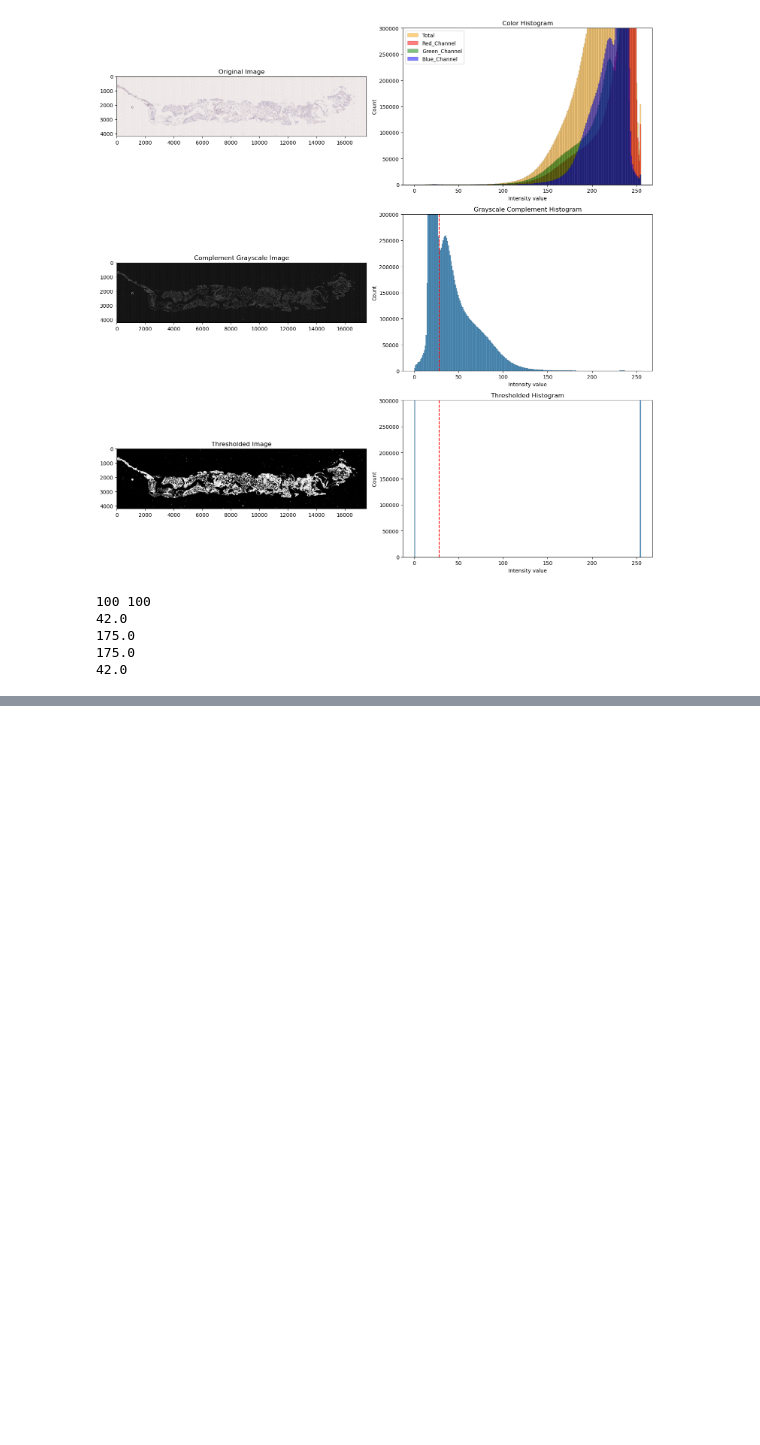
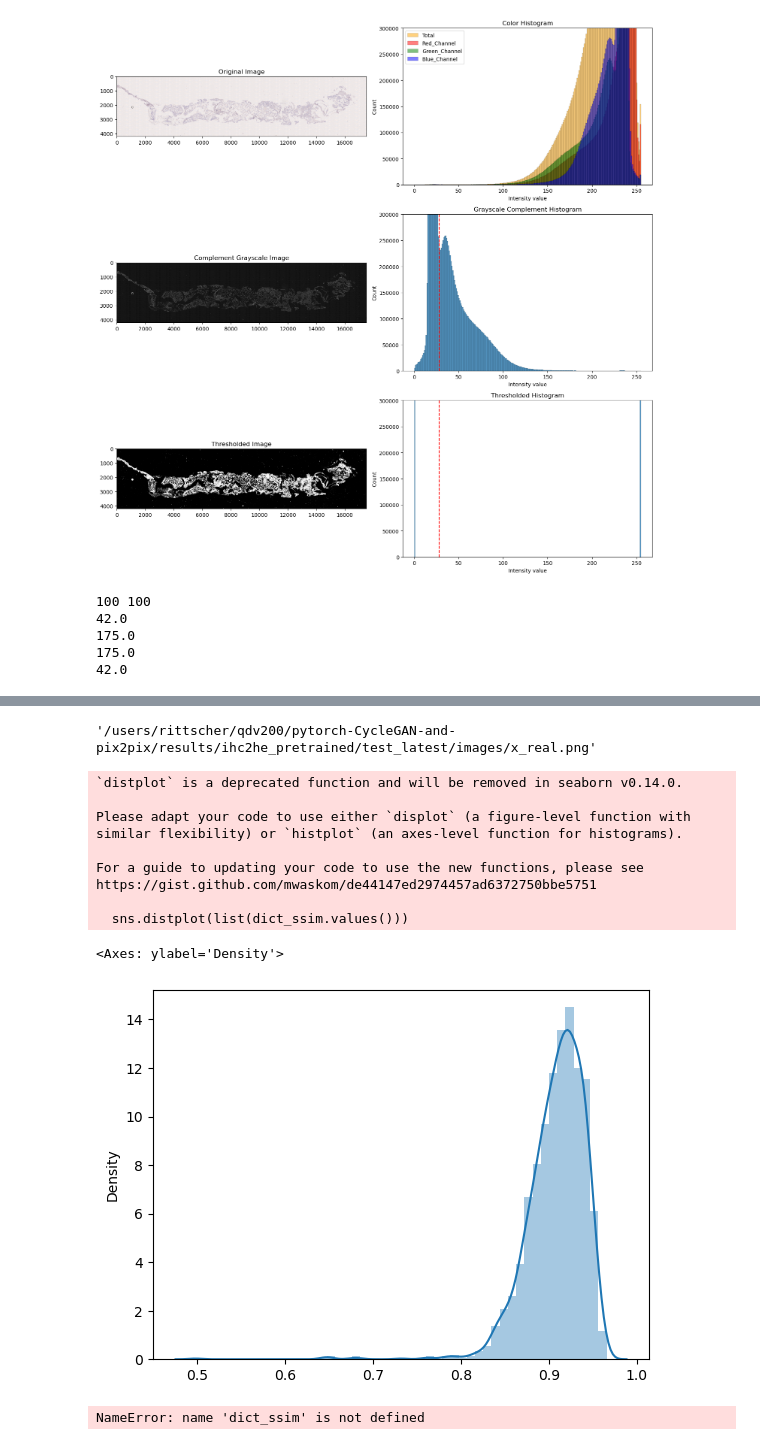
Before and after one commit to EST09/pytorch-CycleGAN-and-pix2pix, a Jupyter notebook: evaluation/08062023_make_tiles.ipynb, the cells around one changed output, grey strips where cells are left out. Cells and saved outputs as stored; diff of their text form; code cells hidden in the pictures; blank space fills up the shorter version.

```diff
--- a/evaluation/08062023_make_tiles.ipynb
+++ b/evaluation/08062023_make_tiles.ipynb
@@ -209,0 +271,63 @@ for row in range(rows):
+# %%
+os.path.join(gan_results, "{}_real.png".format("x"))
+# %% [output]
+'/users/rittscher/qdv200/pytorch-CycleGAN-and-pix2pix/results/ihc2he_pretrained/test_latest/images/x_real.png'
+# %%
+#now convert to grayscale and assess ssim
+
+#now for each patient I want t get the SSIM score for each image
+
+from skimage.metrics import structural_similarity as compare_ssim
+import cv2
+#import imutils
+
+dict_ssim = {}
+
+for im in images:
+
+    imageA = cv2.imread(os.path.join(gan_results, "{}_real.png".format(im)))
+    imageB = cv2.imread(os.path.join(gan_results, "{}_fake.png".format(im)))
+
+    # convert the images to grayscale
+
+    grayA = cv2.cvtColor(imageA, cv2.COLOR_BGR2GRAY)
+    grayB = cv2.cvtColor(imageB, cv2.COLOR_BGR2GRAY)
+
+    # #show gray scale images
+
+    # fig, ax = plt.subplots(1,2, figsize=(10,10))
+    # ax[0].imshow(grayA, cmap="gray")
+    # ax[0].set_title("Real HE")
+    # ax[1].imshow(grayB, cmap="gray")
+    # ax[1].set_title("Fake HE")
+
+    # #show the plot
+    # plt.show()
+
+    # compute the Structural Similarity Index (SSIM) between the two
+    # images, ensuring that the difference image is returned
+    (score, diff) = compare_ssim(grayA, grayB, full=True)
+    diff = (diff * 255).astype("uint8")
+    dict_ssim[im] = score
+# %%
+#plot scores as desnity plot
+
+import seaborn as sns
+
+sns.distplot(list(dict_ssim.values()))
+# %% [output]
+`distplot` is a deprecated function and will be removed in seaborn v0.14.0.
+
+Please adapt your code to use either `displot` (a figure-level function with
+similar flexibility) or `histplot` (an axes-level function for histograms).
+
+For a guide to updating your code to use the new functions, please see
+https://gist.github.com/mwaskom/de44147ed2974457ad6372750bbe5751
+
+  sns.distplot(list(dict_ssim.values()))
+<Axes: ylabel='Density'>
+[figure, added]
+# %%
+dict_ssim
+# %% [output]
+NameError: name 'dict_ssim' is not defined
```
Also changed, not shown: parts of 6 cells of this notebook.
